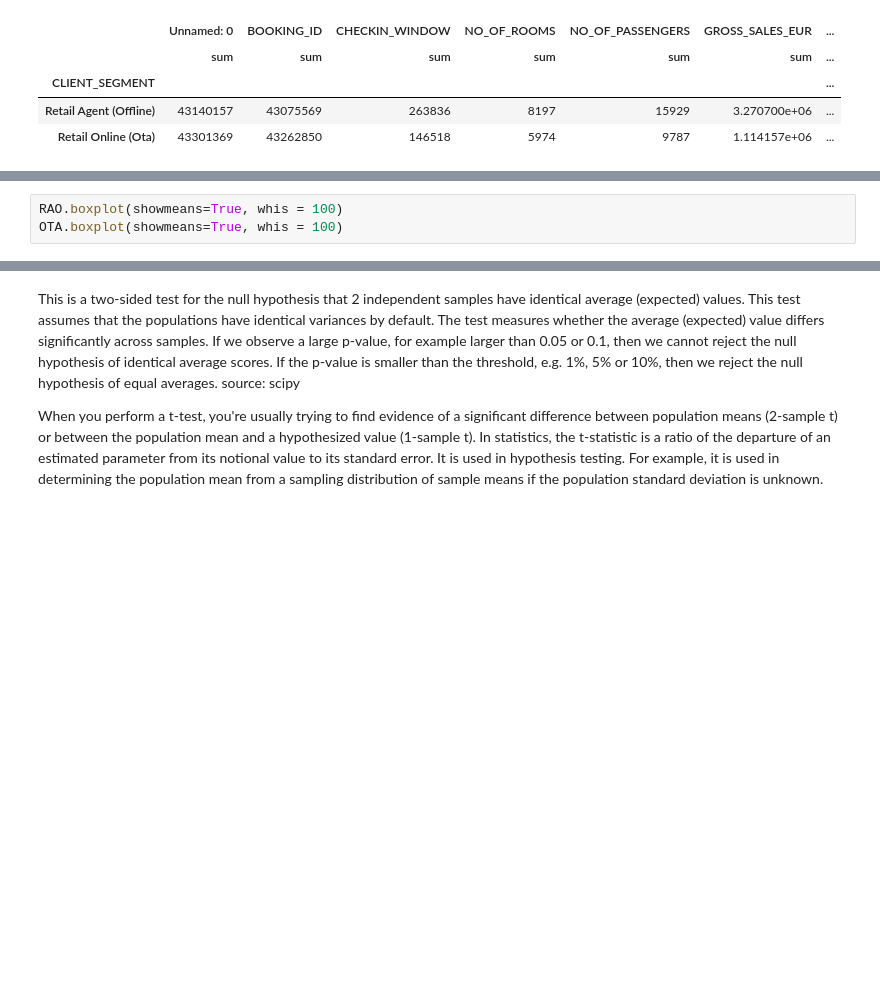
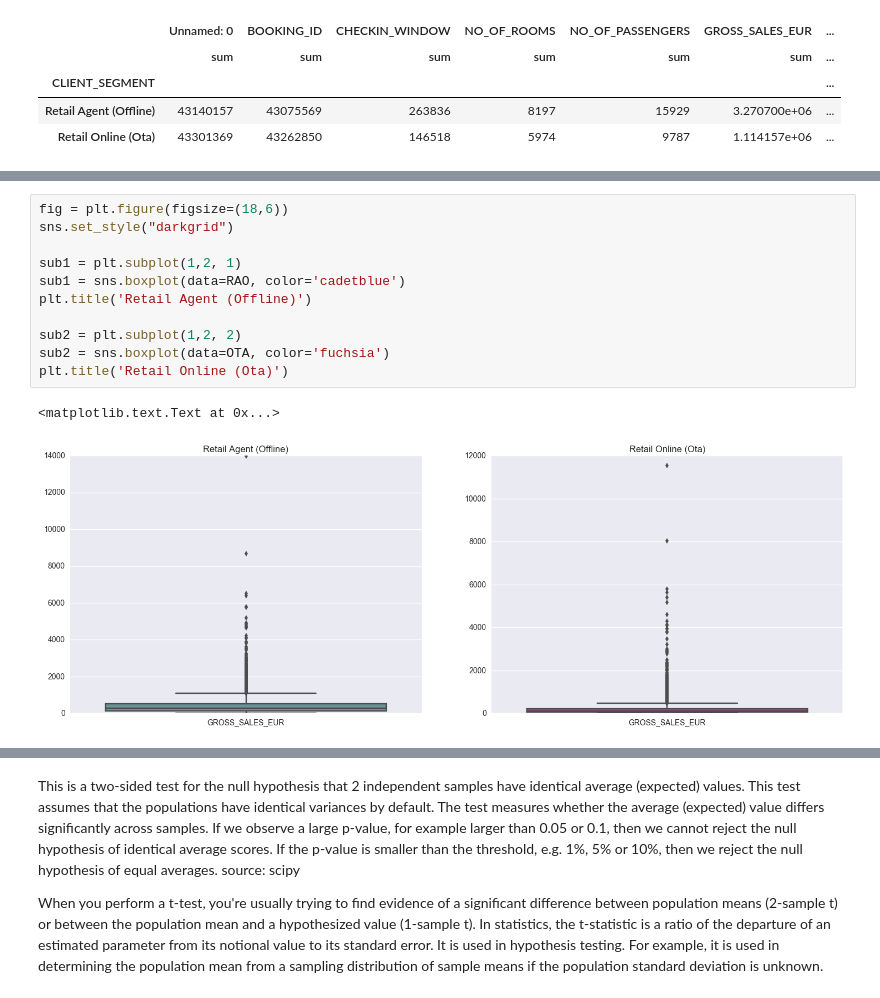
Before and after one commit to Son17/Data-Science-Projects, a Jupyter notebook: GTA .ipynb, the cells around one changed output, grey strips where cells are left out. Drawn from its saved outputs; the diff is of its cells as text; blank space fills up the shorter version.

```diff
--- a/GTA .ipynb
+++ b/GTA .ipynb
@@ -67,6 +61,17 @@ KeyboardInterrupt:
-# %%
-RAO.boxplot(showmeans=True, whis = 100)
-OTA.boxplot(showmeans=True, whis = 100)
+# %%
+fig = plt.figure(figsize=(18,6))
+sns.set_style("darkgrid")
+
+sub1 = plt.subplot(1,2, 1)
+sub1 = sns.boxplot(data=RAO, color='cadetblue')
+plt.title('Retail Agent (Offline)')
+
+sub2 = plt.subplot(1,2, 2)
+sub2 = sns.boxplot(data=OTA, color='fuchsia')
+plt.title('Retail Online (Ota)')
+# %% [output]
+<matplotlib.text.Text at 0x...>
+[figure, added]
 # %%
 from scipy.stats import ttest_ind
 
```
Also changed, not shown: parts of 12 cells of this notebook.
